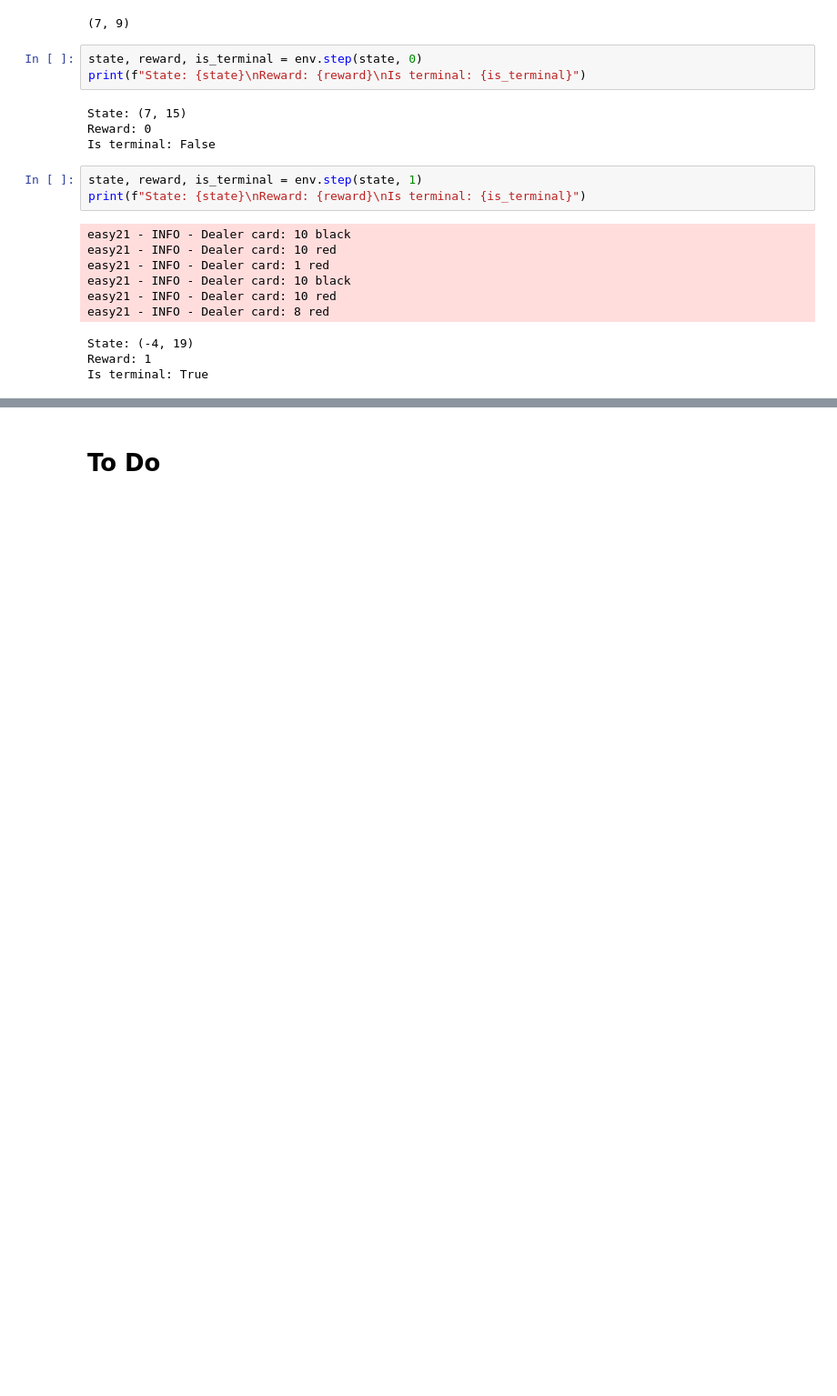
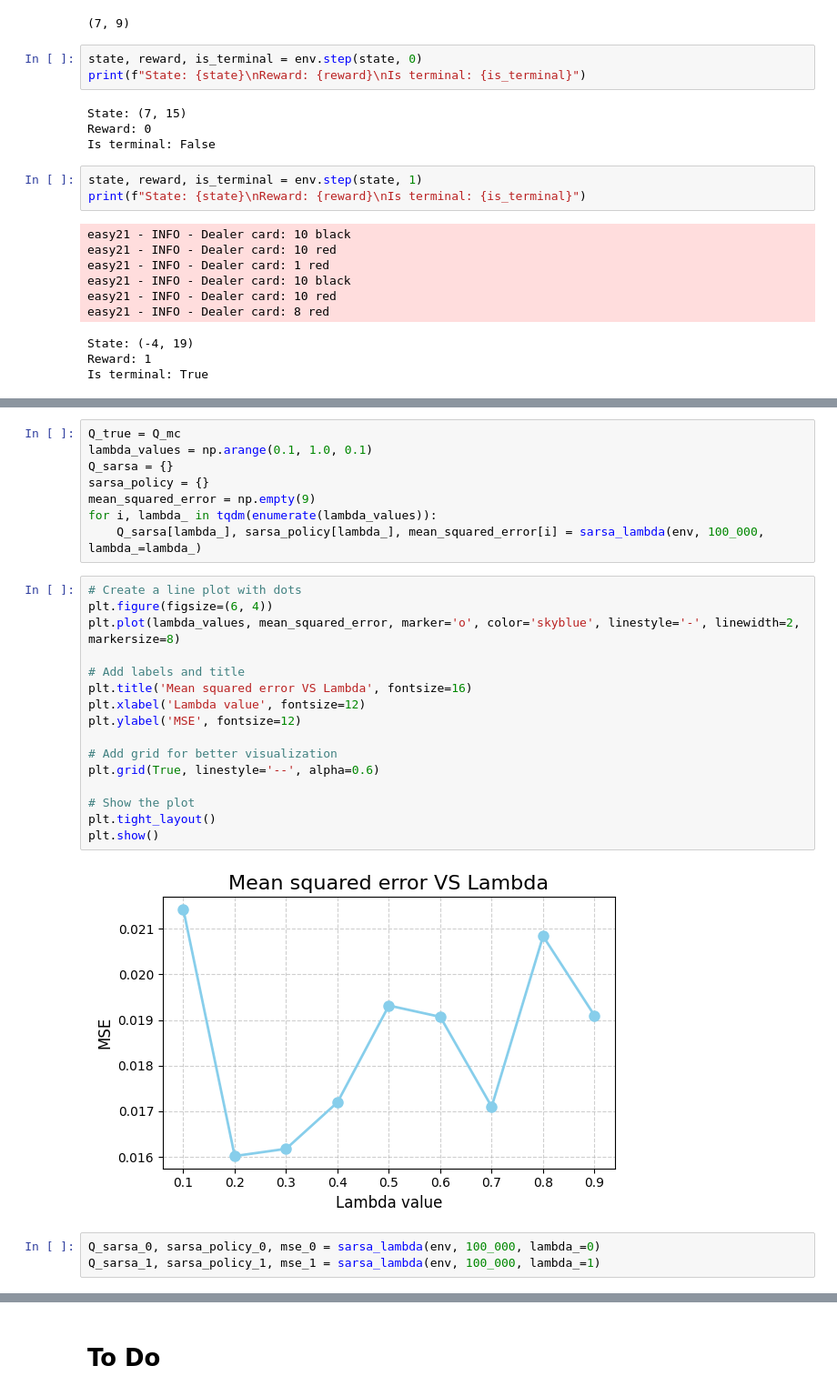
Before and after one commit to ernestknurov/rl-easy21, a Jupyter notebook: test.ipynb, the cells around one changed output, grey strips where cells are left out. Shown: that part at 91% size. Cells and saved outputs as stored; diff of their text form; blank space fills up the shorter version.

Commit message:
Add implementation of SARSA, Q-learning

```diff
--- a/test.ipynb
+++ b/test.ipynb
@@ -229,0 +449,29 @@ Is terminal: True
+# %%
+Q_true = Q_mc
+lambda_values = np.arange(0.1, 1.0, 0.1)
+Q_sarsa = {}
+sarsa_policy = {}
+mean_squared_error = np.empty(9)
+for i, lambda_ in tqdm(enumerate(lambda_values)):
+    Q_sarsa[lambda_], sarsa_policy[lambda_], mean_squared_error[i] = sarsa_lambda(env, 100_000, lambda_=lambda_)
+# %%
+# Create a line plot with dots
+plt.figure(figsize=(6, 4))
+plt.plot(lambda_values, mean_squared_error, marker='o', color='skyblue', linestyle='-', linewidth=2, markersize=8)
+
+# Add labels and title
+plt.title('Mean squared error VS Lambda', fontsize=16)
+plt.xlabel('Lambda value', fontsize=12)
+plt.ylabel('MSE', fontsize=12)
+
+# Add grid for better visualization
+plt.grid(True, linestyle='--', alpha=0.6)
+
+# Show the plot
+plt.tight_layout()
+plt.show()
+# %% [output]
+[figure, added]
+# %%
+Q_sarsa_0, sarsa_policy_0, mse_0 = sarsa_lambda(env, 100_000, lambda_=0)
+Q_sarsa_1, sarsa_policy_1, mse_1 = sarsa_lambda(env, 100_000, lambda_=1)
```
Also changed, not shown: parts of 49 cells of this notebook.
